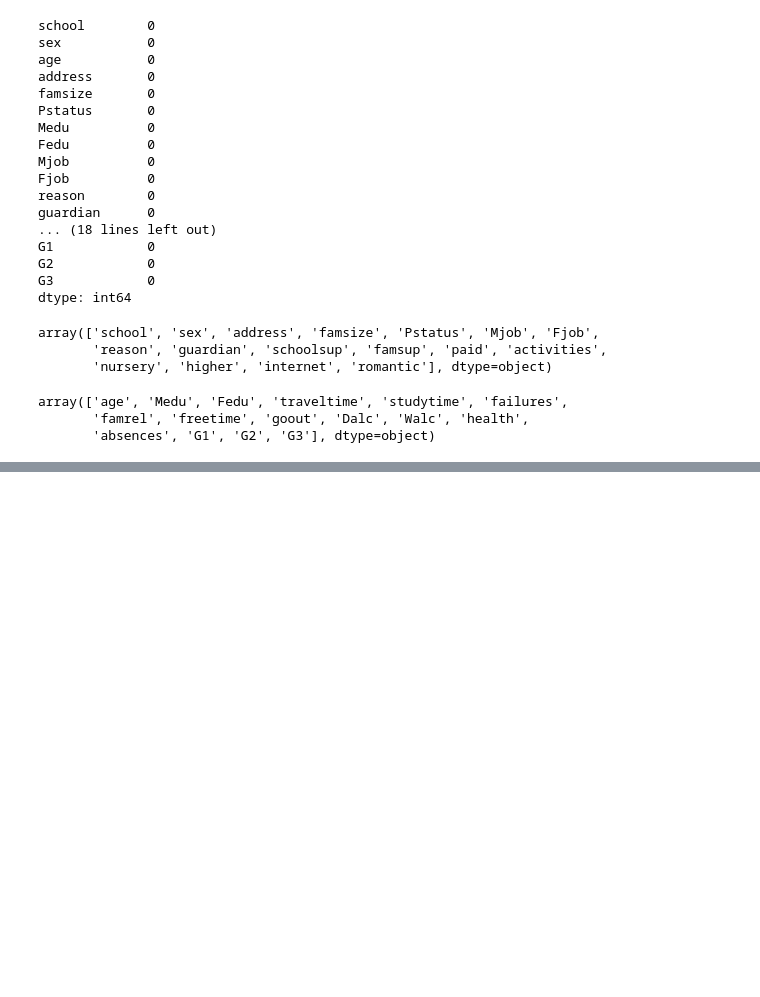
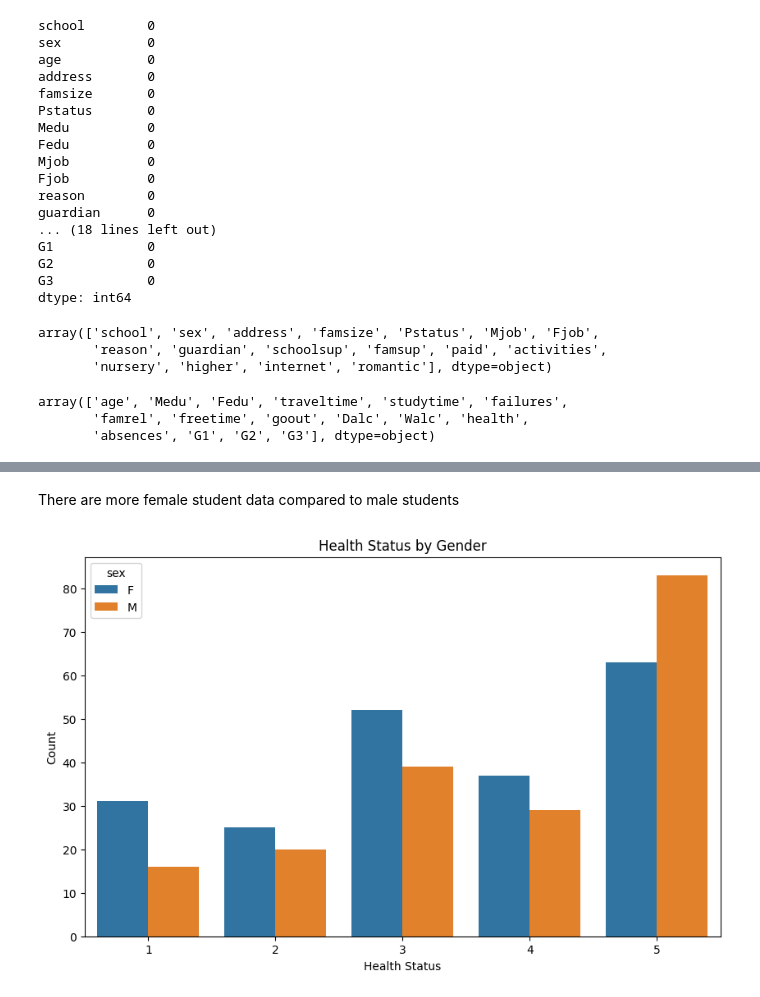
Before and after one commit to intheblueside/machine_learning_projects, a Jupyter notebook: student-grade/student_perf.ipynb, the cells around one changed output, grey strips where cells are left out. Drawn from its saved outputs; the diff is of its cells as text; code cells hidden in the pictures; blank space fills up the shorter version.

```diff
--- a/student-grade/student_perf.ipynb
+++ b/student-grade/student_perf.ipynb
@@ -92,0 +163,12 @@ array(['age', 'Medu', 'Fedu', 'traveltime', 'studytime', 'failures',
+# %% [markdown]
+There are more female student data compared to male students
+# %%
+# health status in male vs female
+plt.figure(figsize=(10, 6))
+sns.countplot(x='health', hue='sex', data=df)
+plt.title('Health Status by Gender')
+plt.xlabel('Health Status')
+plt.ylabel('Count')
+plt.show()
+# %% [output]
+[figure, added]
```
Also changed, not shown: parts of 15 cells of this notebook.
